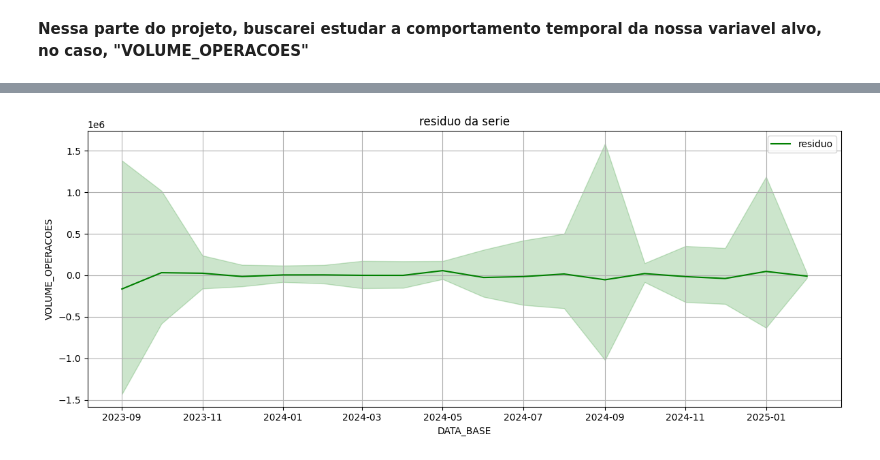
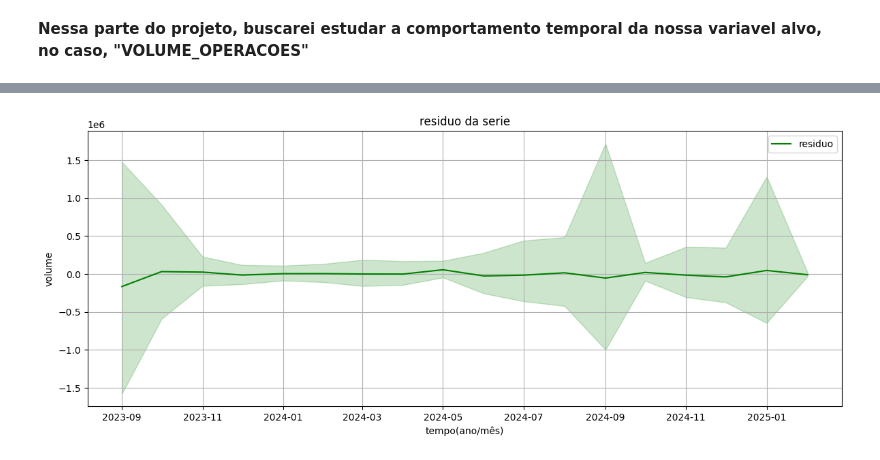
Before and after one commit to WesleySouza13/Projeto-Risco-de-Credito---Desenrola-Brasil, a Jupyter notebook: notebooks/notebook.ipynb, the cells around one changed output, grey strips where cells are left out. Cells and saved outputs as stored; diff of their text form; code cells hidden in the pictures.

```diff
--- a/notebooks/notebook.ipynb
+++ b/notebooks/notebook.ipynb
@@ -408,7 +441,7 @@ plt.show()
 # %%
 #funçao de média movel
 def moving(serie, window):
-    mov_avg = df2[serie].rolling(window).mean()
+    mov_avg = df2[serie].rolling(window, center=True).mean()
 
     return mov_avg
 
@@ -451,12 +484,14 @@ plt.show()
 # %%
 serie = df2['VOLUME_OPERACOES']
 residual = serie - moving_50 - sazo_
 plt.figure(figsize=(12,5))
 plt.title('residuo da serie')
 sns.lineplot(residual, color='green', label='residuo')
+plt.xlabel('tempo(ano/mês)')
+plt.ylabel('volume')
+plt.grid()
 plt.legend()
 plt.tight_layout()
-plt.grid()
 plt.show()
 # %% [output]
-[figure, old version]
+[figure, new version]
```
Also changed, not shown: parts of 21 cells of this notebook.
